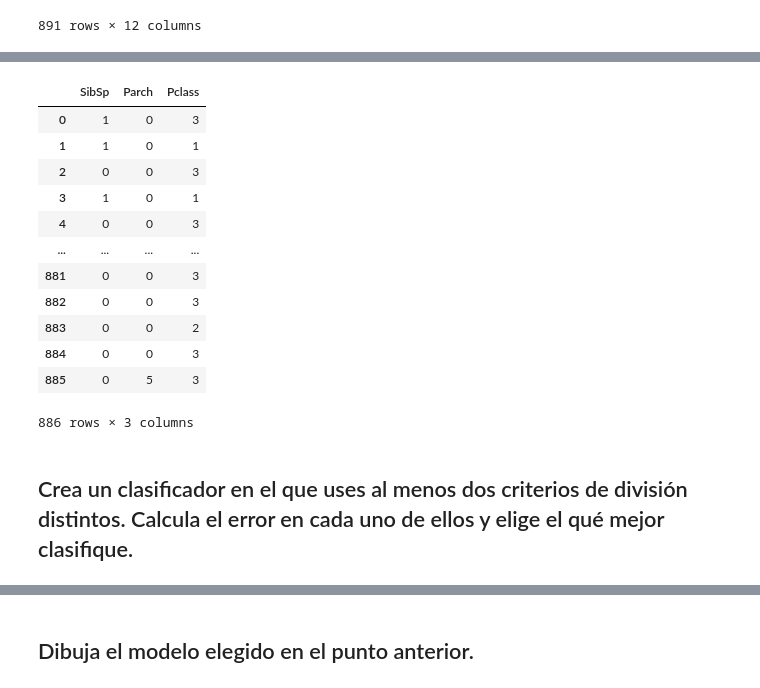
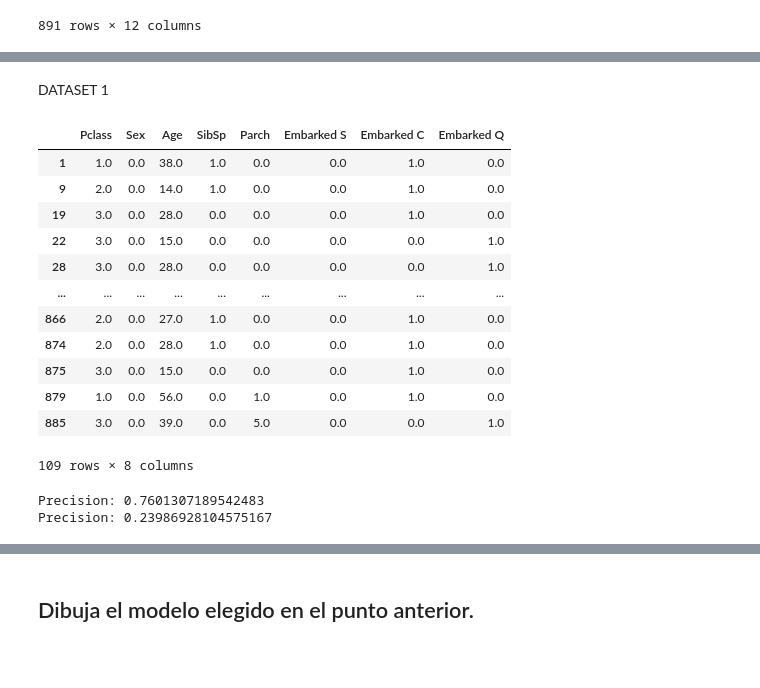
Before and after one commit to AlvaroChavarri/Practicamining3, a Jupyter notebook: LAB03-GRUPORoigChavarri/Practica1Titanic.ipynb, the cells around one changed output, grey strips where cells are left out. Drawn from its saved outputs; the diff is of its cells as text; code cells hidden in the pictures; blank space fills up the shorter version.

```diff
--- a/LAB03-GRUPORoigChavarri/Practica1Titanic.ipynb
+++ b/LAB03-GRUPORoigChavarri/Practica1Titanic.ipynb
@@ -72,0 +99,6 @@ test
+# %%
+#Creamos columnas para las dos variables de Embarked para que se puedan clasificar mejor
+data["Embarked S"]=np.where(data["Embarked"]=="S",1,0)
+data["Embarked C"]=np.where(data["Embarked"]=="C",1,0)
+data["Embarked Q"]=np.where(data["Embarked"]=="Q",1,0)
+data
@@ -72,0 +119,4 @@ test
+# %%
+#Tras crear una columna por cada valor de Embarked la eliminamos
+data=data.drop(columns=['Embarked'])
+data
@@ -72,0 +172,7 @@ test
+# %%
+#Sustituimos los missing values con la mediana
+imputer = SimpleImputer(strategy="median")
+imputer.fit(data)
+X = imputer.transform(data)
+data = pd.DataFrame(X, columns=data.columns,index=data.index)
+data
@@ -103,0 +199,3 @@ from sklearn.tree import _tree
+# %%
+dataset1=data[(data['Sex']==0) & (data['Embarked S']==0)]
+dataset1
@@ -104,21 +233,24 @@ from sklearn.tree import _tree
+# %% [markdown]
+DATASET 1
 # %%
 #Creamos los datos con de entrenamiento y el test
-x=data.drop(["Survived"],axis=1)
-y=data["Survived"]
+x=dataset1.drop(["Survived"],axis=1)
+y=dataset1["Survived"]
+#80% para el training 20%para el test
 x_train,x_test,y_train,y_test=train_test_split(x,y,test_size=0.2,random_state=0)
 x
 # %% [output]
-|  | SibSp | Parch | Pclass |
-| 0 | 1 | 0 | 3 |
-| 1 | 1 | 0 | 1 |
-| 2 | 0 | 0 | 3 |
-| 3 | 1 | 0 | 1 |
-| 4 | 0 | 0 | 3 |
-| ... | ... | ... | ... |
-| 881 | 0 | 0 | 3 |
-| 882 | 0 | 0 | 3 |
-| 883 | 0 | 0 | 2 |
-| 884 | 0 | 0 | 3 |
-| 885 | 0 | 5 | 3 |
+|  | Pclass | Sex | Age | SibSp | Parch | Embarked S | Embarked C | Embarked Q |
+| 1 | 1.0 | 0.0 | 38.0 | 1.0 | 0.0 | 0.0 | 1.0 | 0.0 |
+| 9 | 2.0 | 0.0 | 14.0 | 1.0 | 0.0 | 0.0 | 1.0 | 0.0 |
+| 19 | 3.0 | 0.0 | 28.0 | 0.0 | 0.0 | 0.0 | 1.0 | 0.0 |
+| 22 | 3.0 | 0.0 | 15.0 | 0.0 | 0.0 | 0.0 | 0.0 | 1.0 |
+| 28 | 3.0 | 0.0 | 28.0 | 0.0 | 0.0 | 0.0 | 0.0 | 1.0 |
+| ... | ... | ... | ... | ... | ... | ... | ... | ... |
+| 866 | 2.0 | 0.0 | 27.0 | 1.0 | 0.0 | 0.0 | 1.0 | 0.0 |
+| 874 | 2.0 | 0.0 | 28.0 | 1.0 | 0.0 | 0.0 | 1.0 | 0.0 |
+| 875 | 3.0 | 0.0 | 15.0 | 0.0 | 0.0 | 0.0 | 1.0 | 0.0 |
+| 879 | 1.0 | 0.0 | 56.0 | 0.0 | 1.0 | 0.0 | 1.0 | 0.0 |
+| 885 | 3.0 | 0.0 | 39.0 | 0.0 | 5.0 | 0.0 | 0.0 | 1.0 |
-886 rows × 3 columns
+109 rows × 8 columns
 # %%
@@ -127,2 +261,0 @@ k_fold = KFold(n_splits=5, shuffle=True, random_state=0)
-# %% [markdown]
-## Crea un clasificador en el que uses al menos dos criterios de división distintos. Calcula el error en cada uno de ellos y elige el qué mejor clasifique.
@@ -152,7 +262,9 @@ def aucscore(model,has_proba):
 # %%
 Dec_tree=DecisionTreeClassifier(max_depth=4,random_state=5)
 Dec_tree.fit(x_train,y_train)
-
-print("Accuracy: " + str(acc_score(Dec_tree)))
-print("AUC: " + str(aucscore(Dec_tree,has_proba=True)))
-confusion_matrix_model(Dec_tree)
+print("Precision: " + str(accuracy(Dec_tree)))
+#Error: 1- precision
+print("Precision: " + str(1-accuracy(Dec_tree)))
+# %% [output]
+Precision: 0.7601307189542483
+Precision: 0.23986928104575167
```
Also changed, not shown: parts of 55 cells of this notebook, 7 other files.
